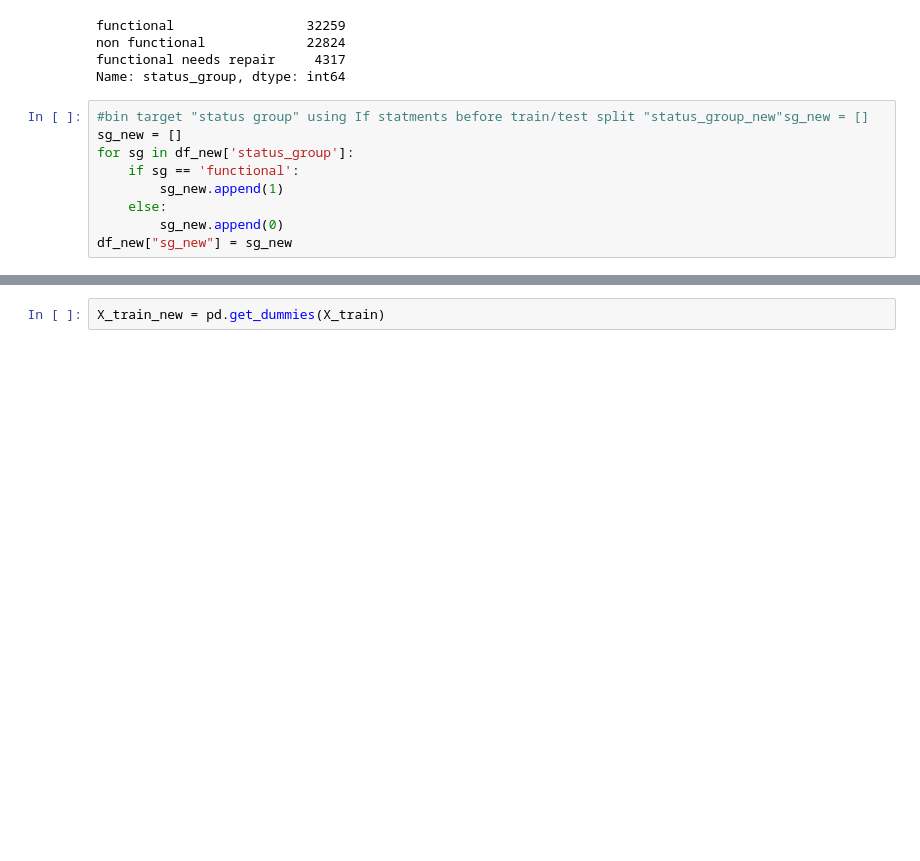
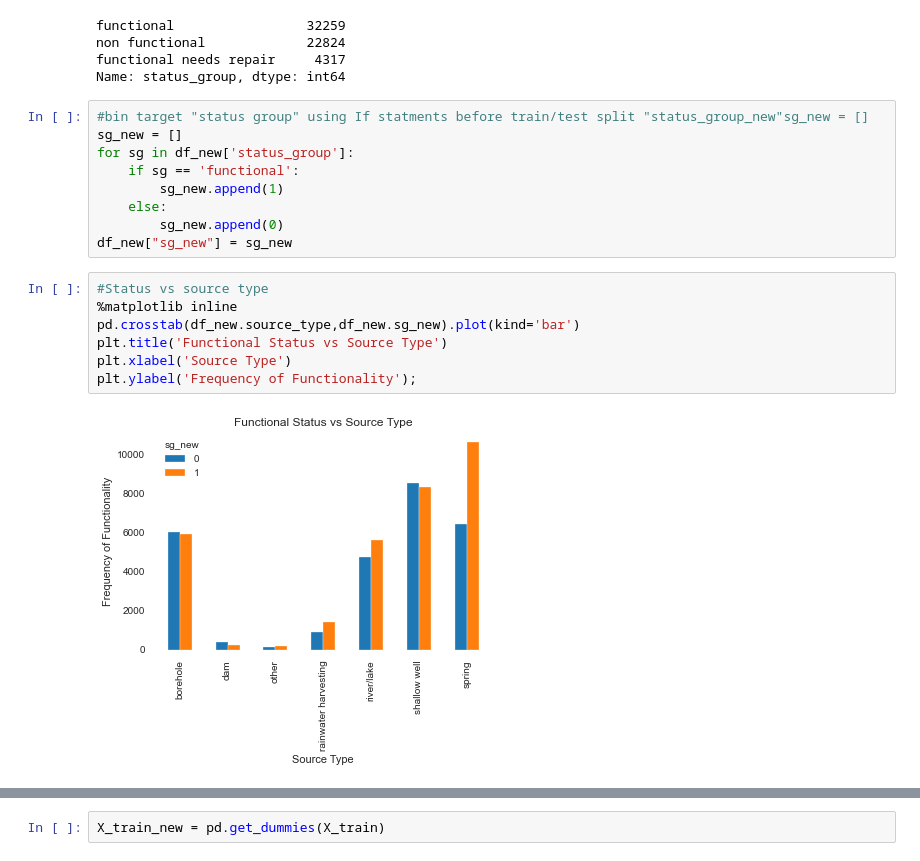
Before and after one commit to julietday422/Tanzanian_Well_Status_Prediction, a Jupyter notebook: New EDA.ipynb, the cells around one changed output, grey strips where cells are left out. Saved outputs shown, nothing was run; the diff lists cells and outputs as text; blank space fills up the shorter version.

```diff
--- a/New EDA.ipynb
+++ b/New EDA.ipynb
@@ -192,3 +194,12 @@ for sg in df_new['status_group']:
     else:
         sg_new.append(0)
 df_new["sg_new"] = sg_new
+# %%
+#Status vs source type
+%matplotlib inline
+pd.crosstab(df_new.source_type,df_new.sg_new).plot(kind='bar')
+plt.title('Functional Status vs Source Type')
+plt.xlabel('Source Type')
+plt.ylabel('Frequency of Functionality');
+# %% [output]
+[figure, added]
```
Also changed, not shown: parts of 19 cells of this notebook.
